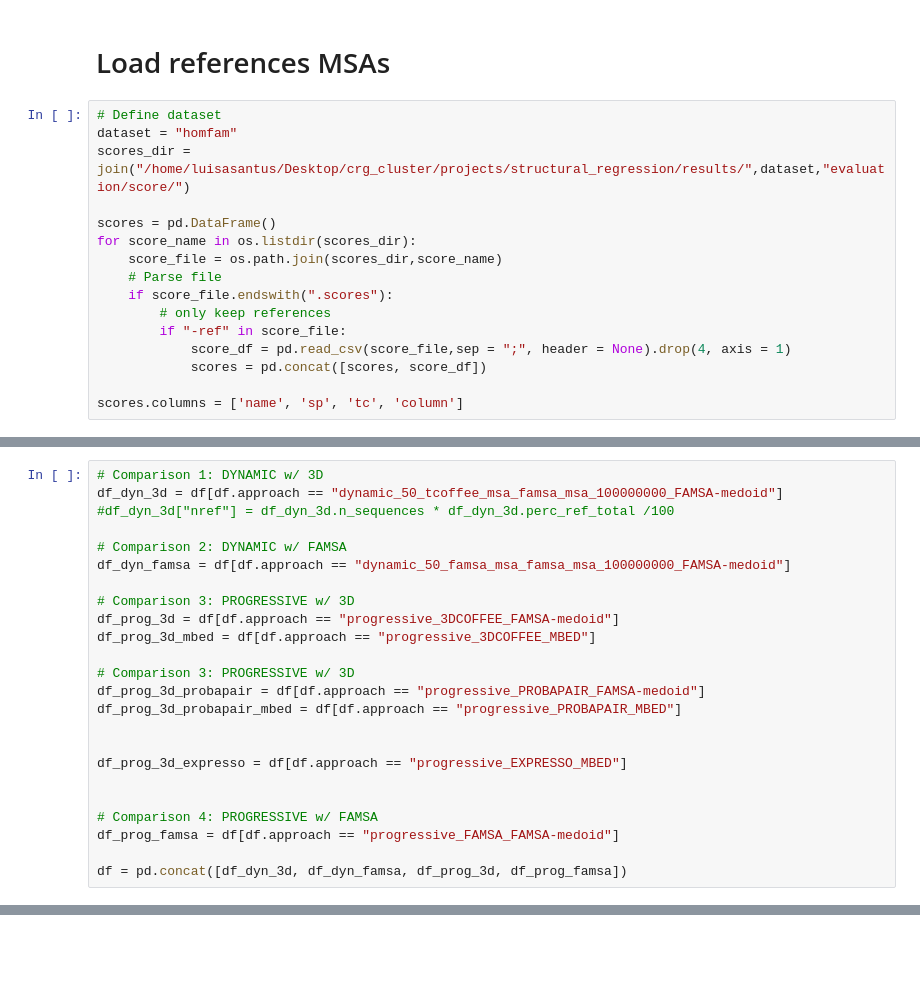
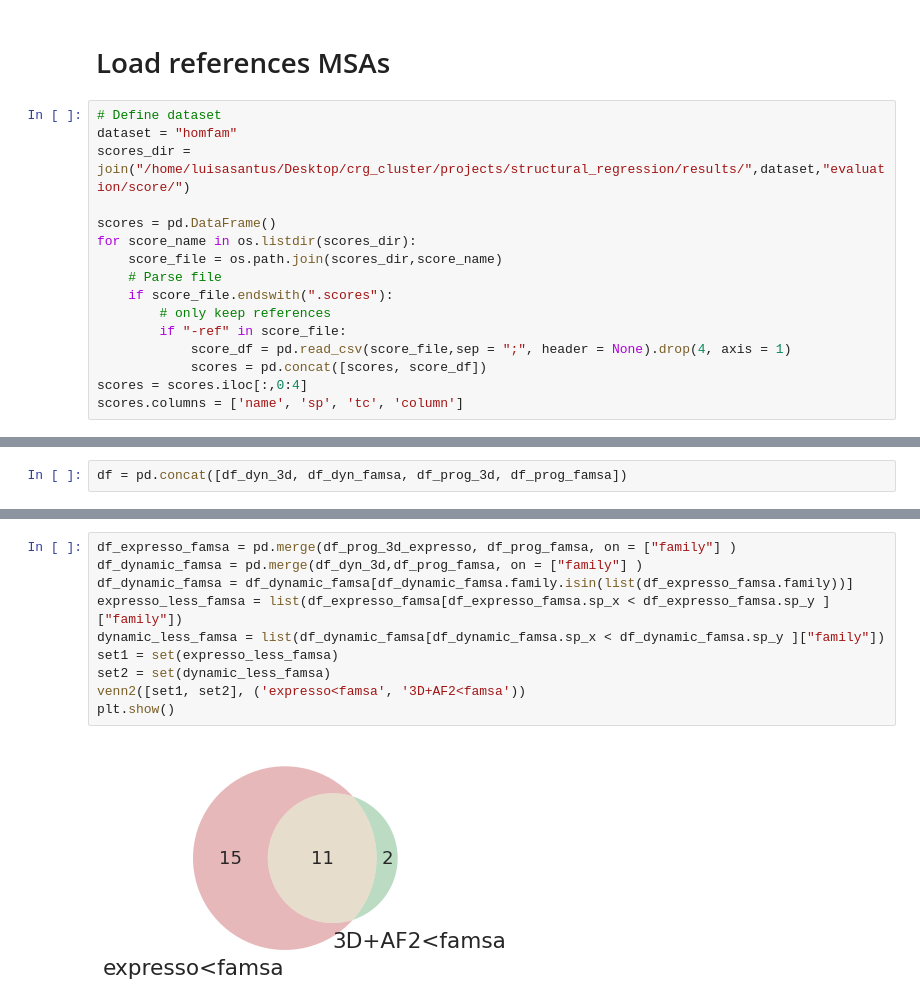
Before and after one commit to luisas/nf_structural_regression, a Jupyter notebook: notebook/02_benchmark_dynamic_refs.ipynb, the cells around one changed output, grey strips where cells are left out. Drawn from its saved outputs; the diff is of its cells as text; blank space fills up the shorter version.

```diff
--- a/notebook/02_benchmark_dynamic_refs.ipynb
+++ b/notebook/02_benchmark_dynamic_refs.ipynb
@@ -99,5 +119,5 @@ for score_name in os.listdir(scores_dir):
         if "-ref" in score_file:
             score_df = pd.read_csv(score_file,sep = ";", header = None).drop(4, axis = 1)
             scores = pd.concat([scores, score_df])
-
+scores = scores.iloc[:,0:4]
 scores.columns = ['name', 'sp', 'tc', 'column']
@@ -168,24 +220,2 @@ df[df.align_method == "PROBAPAIR"]
 # %%
-# Comparison 1: DYNAMIC w/ 3D
-df_dyn_3d = df[df.approach == "dynamic_50_tcoffee_msa_famsa_msa_100000000_FAMSA-medoid"]
-#df_dyn_3d["nref"] = df_dyn_3d.n_sequences * df_dyn_3d.perc_ref_total /100
-
-# Comparison 2: DYNAMIC w/ FAMSA
-df_dyn_famsa = df[df.approach == "dynamic_50_famsa_msa_famsa_msa_100000000_FAMSA-medoid"]
-
-# Comparison 3: PROGRESSIVE w/ 3D
-df_prog_3d = df[df.approach == "progressive_3DCOFFEE_FAMSA-medoid"]
-df_prog_3d_mbed = df[df.approach == "progressive_3DCOFFEE_MBED"]
-
-# Comparison 3: PROGRESSIVE w/ 3D
-df_prog_3d_probapair = df[df.approach == "progressive_PROBAPAIR_FAMSA-medoid"]
-df_prog_3d_probapair_mbed = df[df.approach == "progressive_PROBAPAIR_MBED"]
-
-
-df_prog_3d_expresso = df[df.approach == "progressive_EXPRESSO_MBED"]
-
-
-# Comparison 4: PROGRESSIVE w/ FAMSA
-df_prog_famsa = df[df.approach == "progressive_FAMSA_FAMSA-medoid"]
-
 df = pd.concat([df_dyn_3d, df_dyn_famsa, df_prog_3d, df_prog_famsa])
@@ -256,0 +262,12 @@ NameError: name 'df_dyn' is not defined
+# %%
+df_expresso_famsa = pd.merge(df_prog_3d_expresso, df_prog_famsa, on = ["family"] )
+df_dynamic_famsa = pd.merge(df_dyn_3d,df_prog_famsa, on = ["family"] )
+df_dynamic_famsa = df_dynamic_famsa[df_dynamic_famsa.family.isin(list(df_expresso_famsa.family))]
+expresso_less_famsa = list(df_expresso_famsa[df_expresso_famsa.sp_x < df_expresso_famsa.sp_y ]["family"])
+dynamic_less_famsa = list(df_dynamic_famsa[df_dynamic_famsa.sp_x < df_dynamic_famsa.sp_y ]["family"])
+set1 = set(expresso_less_famsa)
+set2 = set(dynamic_less_famsa)
+venn2([set1, set2], ('expresso<famsa', '3D+AF2<famsa'))
+plt.show()
+# %% [output]
+[figure, added]
```
Also changed, not shown: parts of 84 cells of this notebook, 52 other files.
